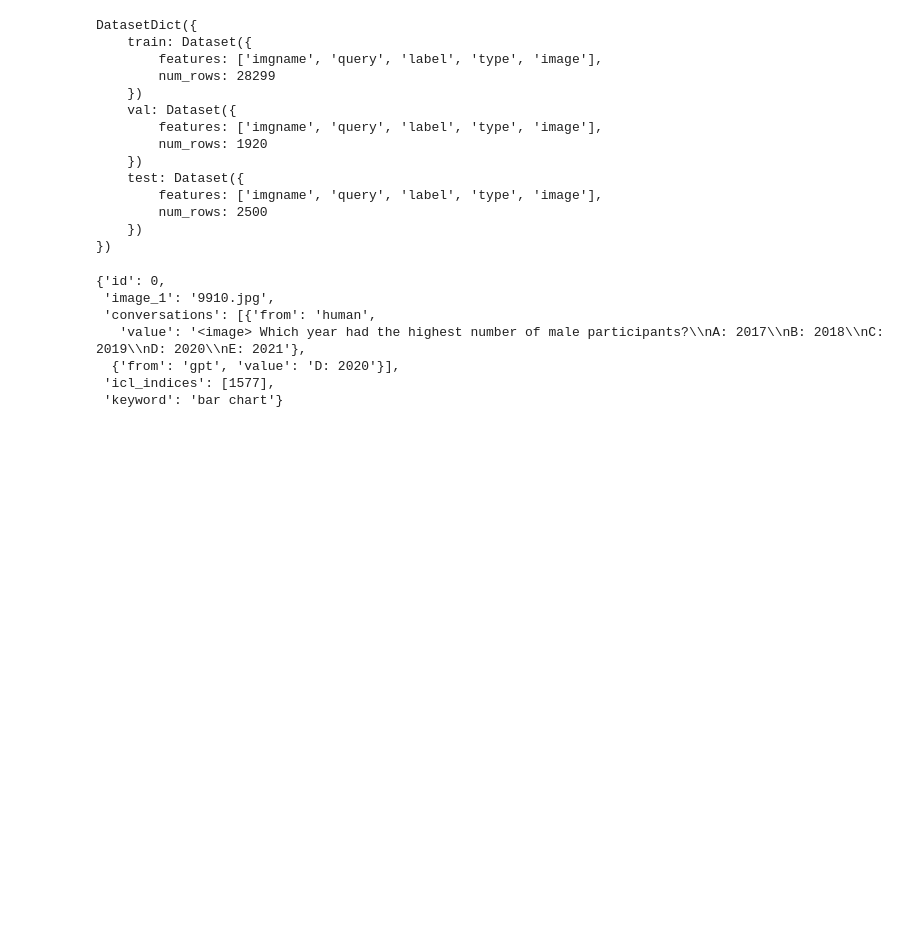
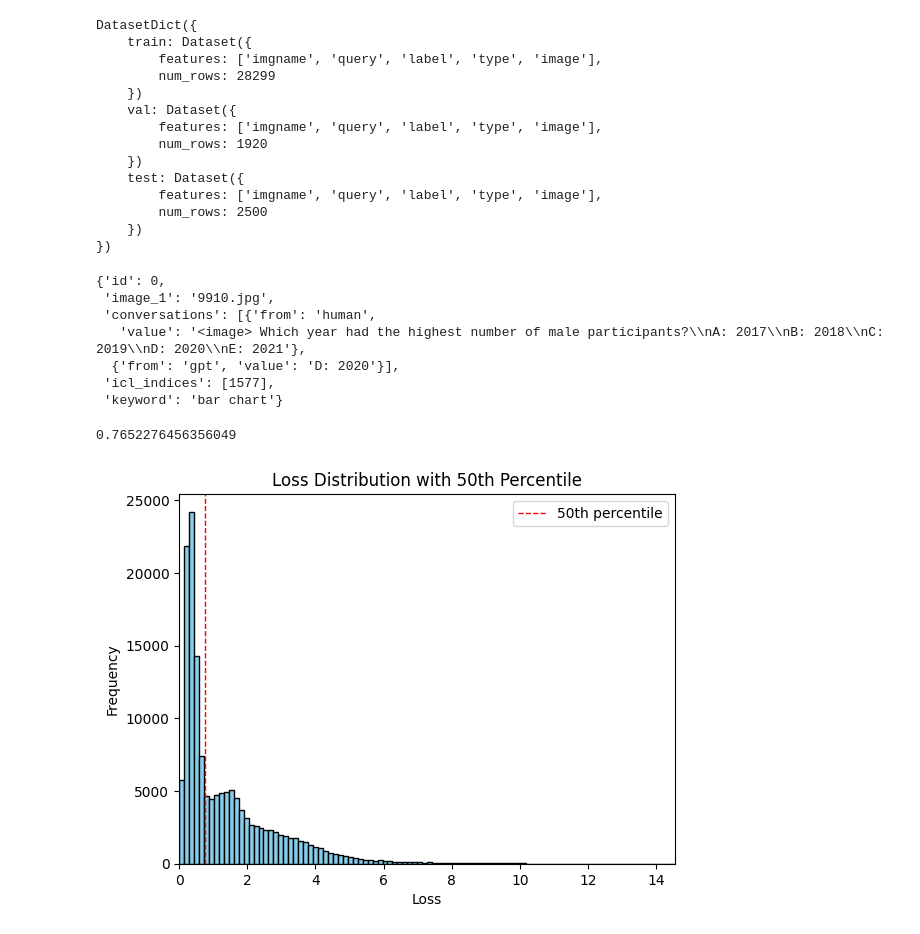
Before and after one commit to sjoshi804/llava-fork, a Jupyter notebook: scratch.ipynb, the cells around one changed output. Saved outputs shown, nothing was run; the diff lists cells and outputs as text; code cells hidden in the pictures; blank space fills up the shorter version.

```diff
--- a/scratch.ipynb
+++ b/scratch.ipynb
@@ -610,3 +610,40 @@ data["samples"][0]
 # %%
 with open("/home/sjoshi/llava-fork/mminstruct_data/chartqa_gen_task_desc_150k.json", "w") as f:
     json.dump(data, f, indent=3)
+# %%
+import torch
+import os
+
+def load_and_concat_tensors(folder, contains_str):
+    tensors = []
+    for file_name in os.listdir(folder):
+        if contains_str in file_name:
+            tensor = torch.stack(torch.load(os.path.join(folder, file_name)), dim=0)
+            tensors.append(tensor)
+    return torch.cat(tensors, dim=0)
+
+# # Example usage
+loss = load_and_concat_tensors("loss_stats", "cqa").numpy()
+loss = np.nan_to_num(loss, nan=0.0)
+# %%
+import matplotlib.pyplot as plt
+import numpy as np
+# Calculate the 50th percentile (median) value
+median_value = np.percentile(loss, 50)
+print(median_value)
+
+# Plot histogram of 'loss' with 100 bins
+plt.hist(loss, bins=100, color='skyblue', edgecolor='black')
+plt.axvline(median_value, color='r', linestyle='dashed', linewidth=1, label='50th percentile')
+
+# Set x-limits to ensure the median line is visible
+plt.xlim([min(loss), max(loss)])
+
+plt.legend()
+plt.xlabel('Loss')
+plt.ylabel('Frequency')
+plt.title('Loss Distribution with 50th Percentile')
+plt.show()
+# %% [output]
+0.7652276456356049
+[figure, added]
```
Also changed, not shown: parts of 6 cells of this notebook, 5 other files.
